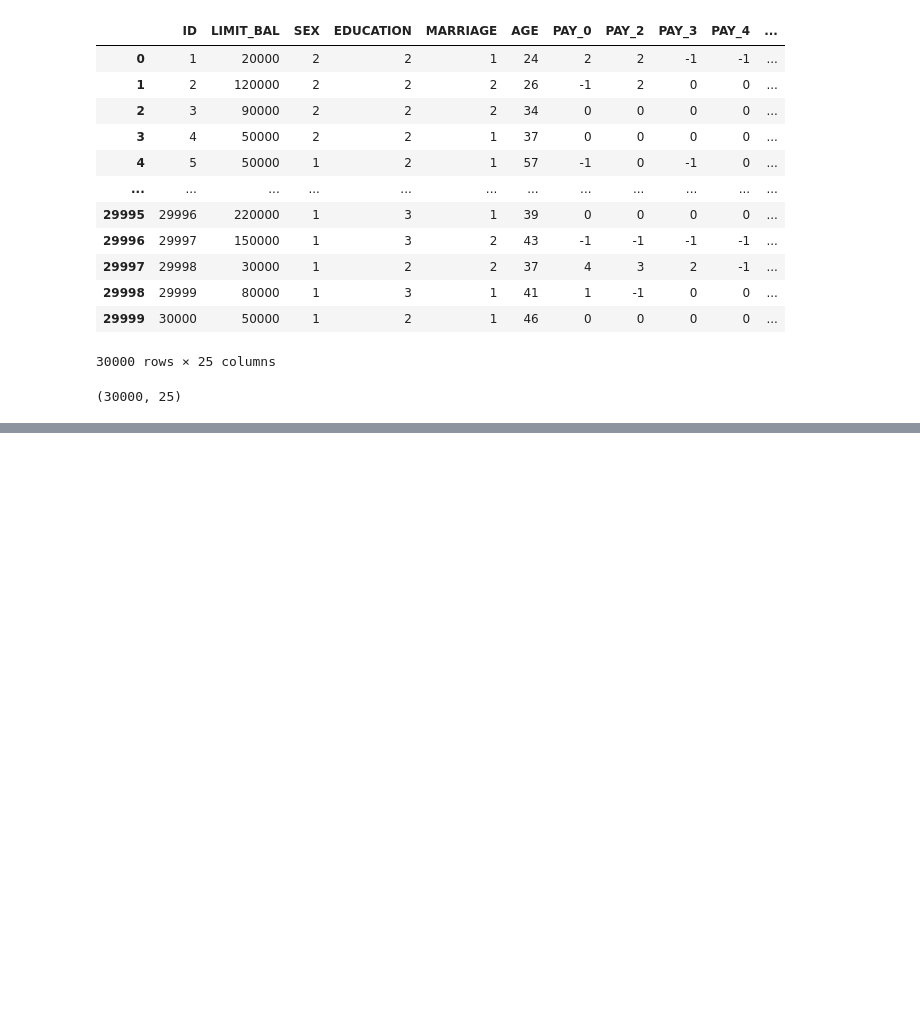
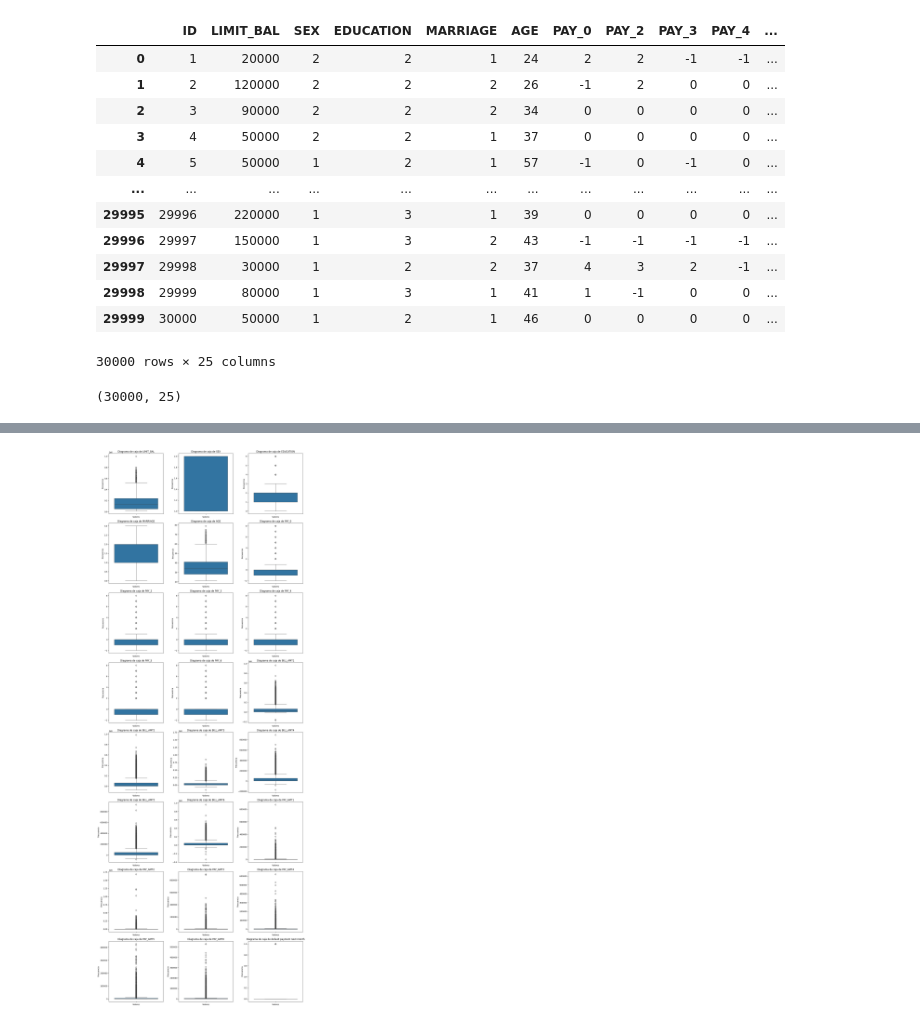
Before and after one commit to afborda20/analiticaComputacionalProyectos, a Jupyter notebook: proyecto2/Exploracion_datos.ipynb, the cells around one changed output, grey strips where cells are left out. Drawn from its saved outputs; the diff is of its cells as text; code cells hidden in the pictures; blank space fills up the shorter version.

```diff
--- a/proyecto2/Exploracion_datos.ipynb
+++ b/proyecto2/Exploracion_datos.ipynb
@@ -42,0 +91,21 @@ data.shape
+# %%
+#Diagramas de Caja
+columnas = [col for col in data.columns if col != 'ID']
+
+num_filas = len(columnas) // 3 + (1 if len(columnas) % 3 != 0 else 0)
+num_columnas = 3
+
+fig, axes = plt.subplots(num_filas, num_columnas, figsize=(15, 5 * num_filas))
+
+for i, columna in enumerate(columnas):
+    fila = i // num_columnas
+    columna_subplot = i % num_columnas
+    sns.boxplot(data[columna], ax=axes[fila, columna_subplot])
+    axes[fila, columna_subplot].set_xlabel('Valores')
+    axes[fila, columna_subplot].set_ylabel('Frecuencia')
+    axes[fila, columna_subplot].set_title(f'Diagrama de caja de {columna}')
+
+plt.tight_layout()
+plt.show()
+# %% [output]
+[figure, added]
```
Also changed, not shown: parts of 5 cells of this notebook.
